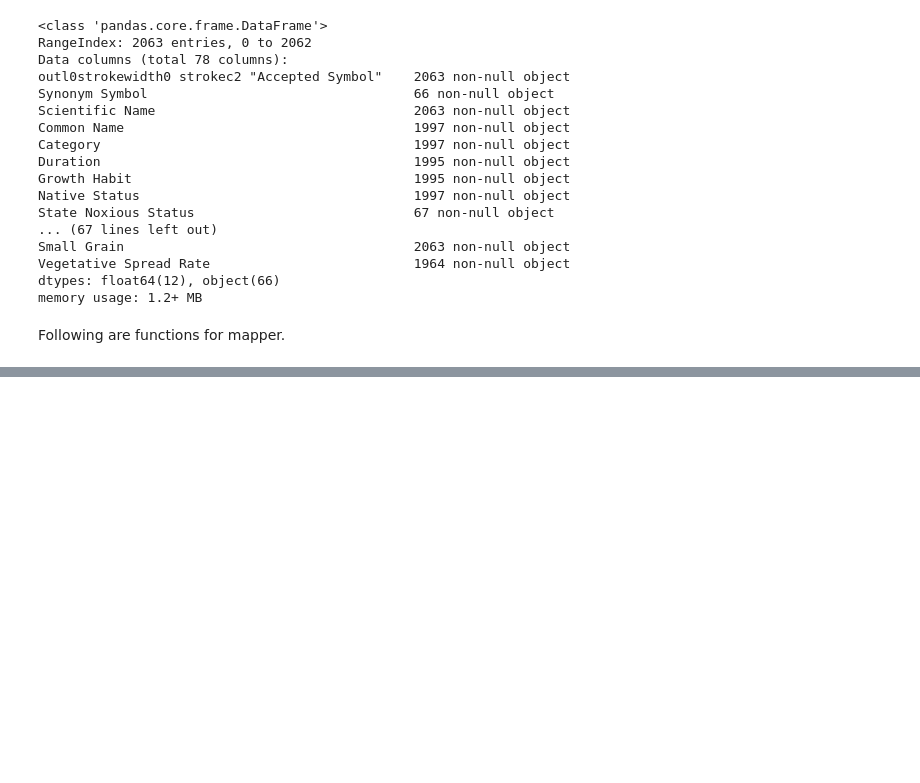
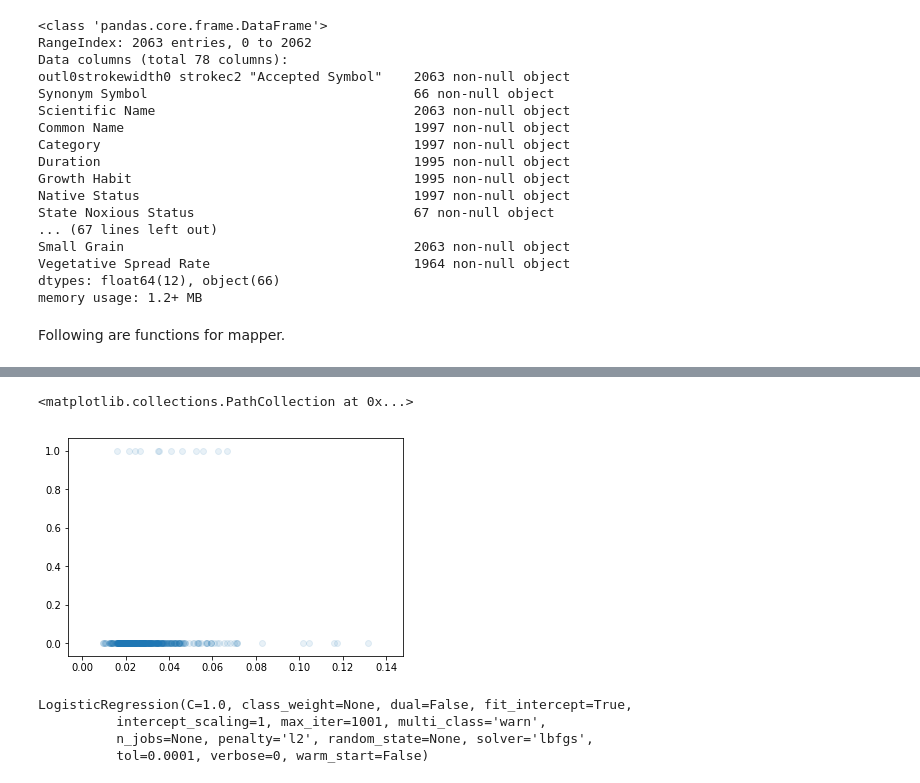
Before and after one commit to nkacoroski/dsc-3-final-project, a Jupyter notebook: student.ipynb, the cells around one changed output, grey strips where cells are left out. Cells and saved outputs as stored; diff of their text form; code cells hidden in the pictures; blank space fills up the shorter version.

Commit message:
add logistic regression and more modeling

```diff
--- a/student.ipynb
+++ b/student.ipynb
@@ -341,0 +473,6 @@ pca.transform()
+# %%
+miles_talk_copy = X_test_clean_df.copy()
+# %%
+miles_talk_copy['y'] = y_test
+# %%
+miles_talk_copy['y_pred'] = y_test_pred[:,1]
@@ -341,0 +489,5 @@ pca.transform()
+# %%
+plt.scatter(miles_talk_copy['y_pred'], miles_talk_copy['y'], alpha=.1)
+# %% [output]
+<matplotlib.collections.PathCollection at 0x...>
+[figure, added]
@@ -341,0 +496,10 @@ pca.transform()
+# %%
+lg = LogisticRegression(penalty='l2',
+                       solver='lbfgs',
+                       max_iter=1001)
+lg.fit(X_train_clean_df, y_train)
+# %% [output]
+LogisticRegression(C=1.0, class_weight=None, dual=False, fit_intercept=True,
+          intercept_scaling=1, max_iter=1001, multi_class='warn',
+          n_jobs=None, penalty='l2', random_state=None, solver='lbfgs',
+          tol=0.0001, verbose=0, warm_start=False)
```
Also changed, not shown: parts of 43 cells of this notebook, 2 other files.
